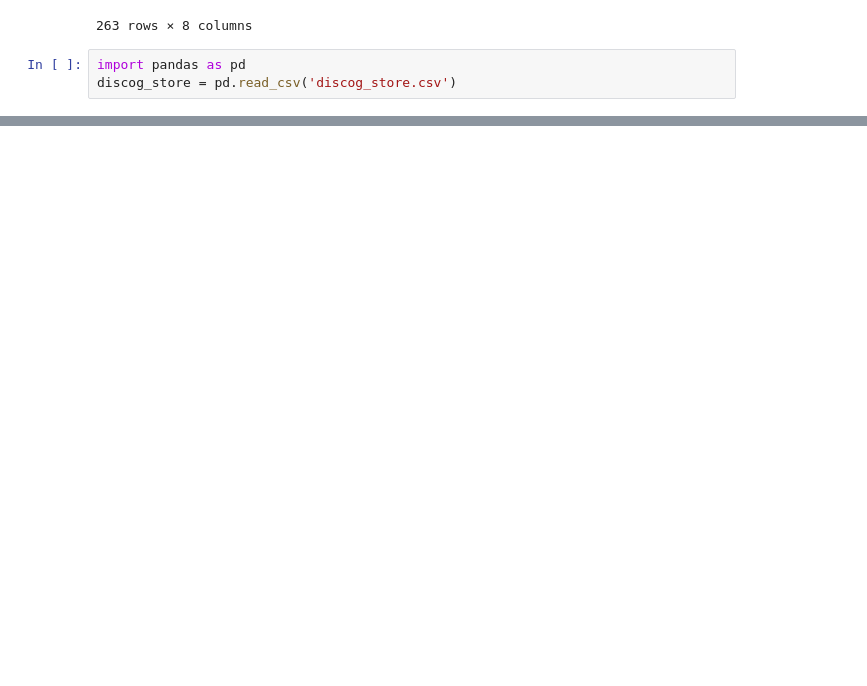
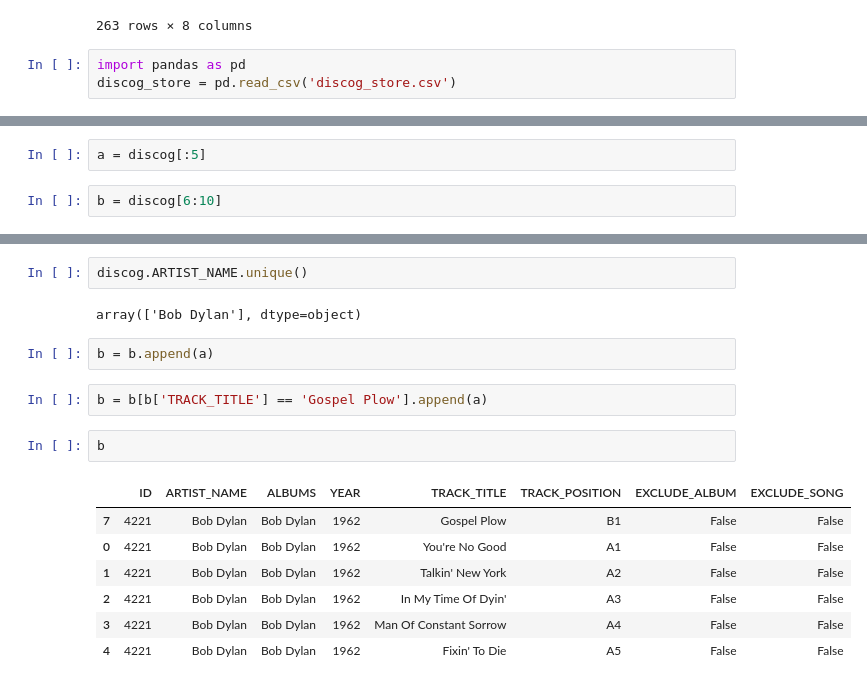
Before and after one commit to Err0neus/Santos-Discography-Analyser, a Jupyter notebook: selector_alternative.ipynb, the cells around one changed output, grey strips where cells are left out. Saved outputs shown, nothing was run; the diff lists cells and outputs as text; blank space fills up the shorter version.

```diff
--- a/selector_alternative.ipynb
+++ b/selector_alternative.ipynb
@@ -132,0 +205,4 @@ True
+# %%
+a = discog[:5]
+# %%
+b = discog[6:10]
@@ -132,0 +217,18 @@ True
+# %%
+discog.ARTIST_NAME.unique()
+# %% [output]
+array(['Bob Dylan'], dtype=object)
+# %%
+b = b.append(a)
+# %%
+b = b[b['TRACK_TITLE'] == 'Gospel Plow'].append(a)
+# %%
+b
+# %% [output]
+|  | ID | ARTIST_NAME | ALBUMS | YEAR | TRACK_TITLE | TRACK_POSITION | EXCLUDE_ALBUM | EXCLUDE_SONG |
+| 7 | 4221 | Bob Dylan | Bob Dylan | 1962 | Gospel Plow | B1 | False | False |
+| 0 | 4221 | Bob Dylan | Bob Dylan | 1962 | You're No Good | A1 | False | False |
+| 1 | 4221 | Bob Dylan | Bob Dylan | 1962 | Talkin' New York | A2 | False | False |
+| 2 | 4221 | Bob Dylan | Bob Dylan | 1962 | In My Time Of Dyin' | A3 | False | False |
+| 3 | 4221 | Bob Dylan | Bob Dylan | 1962 | Man Of Constant Sorrow | A4 | False | False |
+| 4 | 4221 | Bob Dylan | Bob Dylan | 1962 | Fixin' To Die | A5 | False | False |
```
Also changed, not shown: parts of 15 cells of this notebook, 3 other files.
